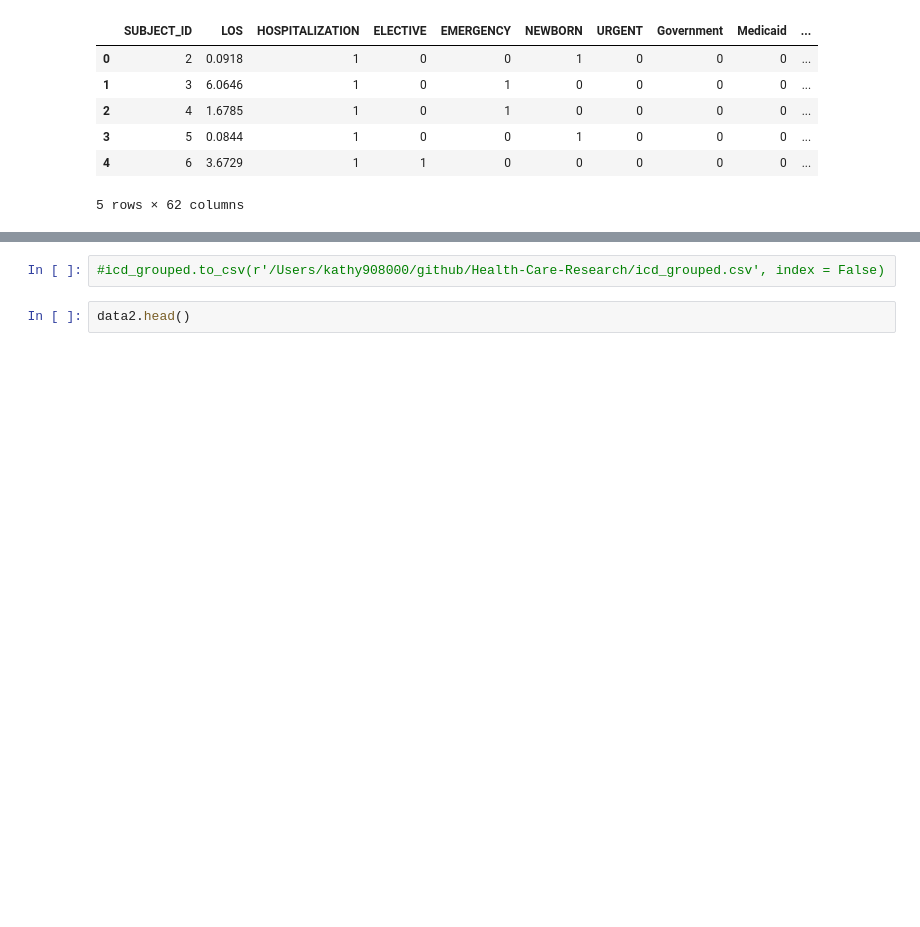
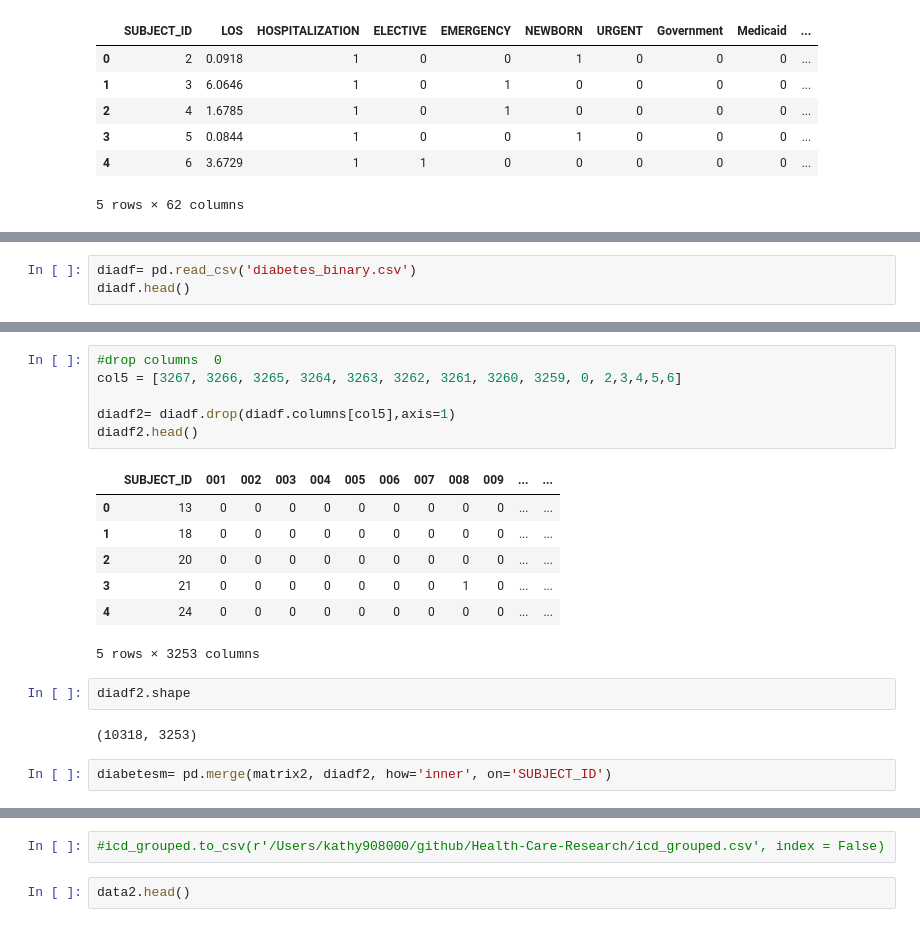
Before and after one commit to kathy908000/Health-Care-Research, a Jupyter notebook: MIMICIII-Matrixfinal.ipynb, the cells around one changed output, grey strips where cells are left out. Cells and saved outputs as stored; diff of their text form; blank space fills up the shorter version.

Commit message:
diabetesmatrix

```diff
--- a/MIMICIII-Matrixfinal.ipynb
+++ b/MIMICIII-Matrixfinal.ipynb
@@ -1693,0 +1696,3 @@ matrix2.head()
+# %%
+diadf= pd.read_csv('diabetes_binary.csv')
+diadf.head()
@@ -1693,0 +1767,20 @@ matrix2.head()
+# %%
+#drop columns  0
+col5 = [3267, 3266, 3265, 3264, 3263, 3262, 3261, 3260, 3259, 0, 2,3,4,5,6]
+
+diadf2= diadf.drop(diadf.columns[col5],axis=1)
+diadf2.head()
+# %% [output]
+|  | SUBJECT_ID | 001 | 002 | 003 | 004 | 005 | 006 | 007 | 008 | 009 | ... | ... |
+| 0 | 13 | 0 | 0 | 0 | 0 | 0 | 0 | 0 | 0 | 0 | ... | ... |
+| 1 | 18 | 0 | 0 | 0 | 0 | 0 | 0 | 0 | 0 | 0 | ... | ... |
+| 2 | 20 | 0 | 0 | 0 | 0 | 0 | 0 | 0 | 0 | 0 | ... | ... |
+| 3 | 21 | 0 | 0 | 0 | 0 | 0 | 0 | 0 | 1 | 0 | ... | ... |
+| 4 | 24 | 0 | 0 | 0 | 0 | 0 | 0 | 0 | 0 | 0 | ... | ... |
+5 rows × 3253 columns
+# %%
+diadf2.shape
+# %% [output]
+(10318, 3253)
+# %%
+diabetesm= pd.merge(matrix2, diadf2, how='inner', on='SUBJECT_ID')
```
Also changed, not shown: parts of 14 cells of this notebook.
